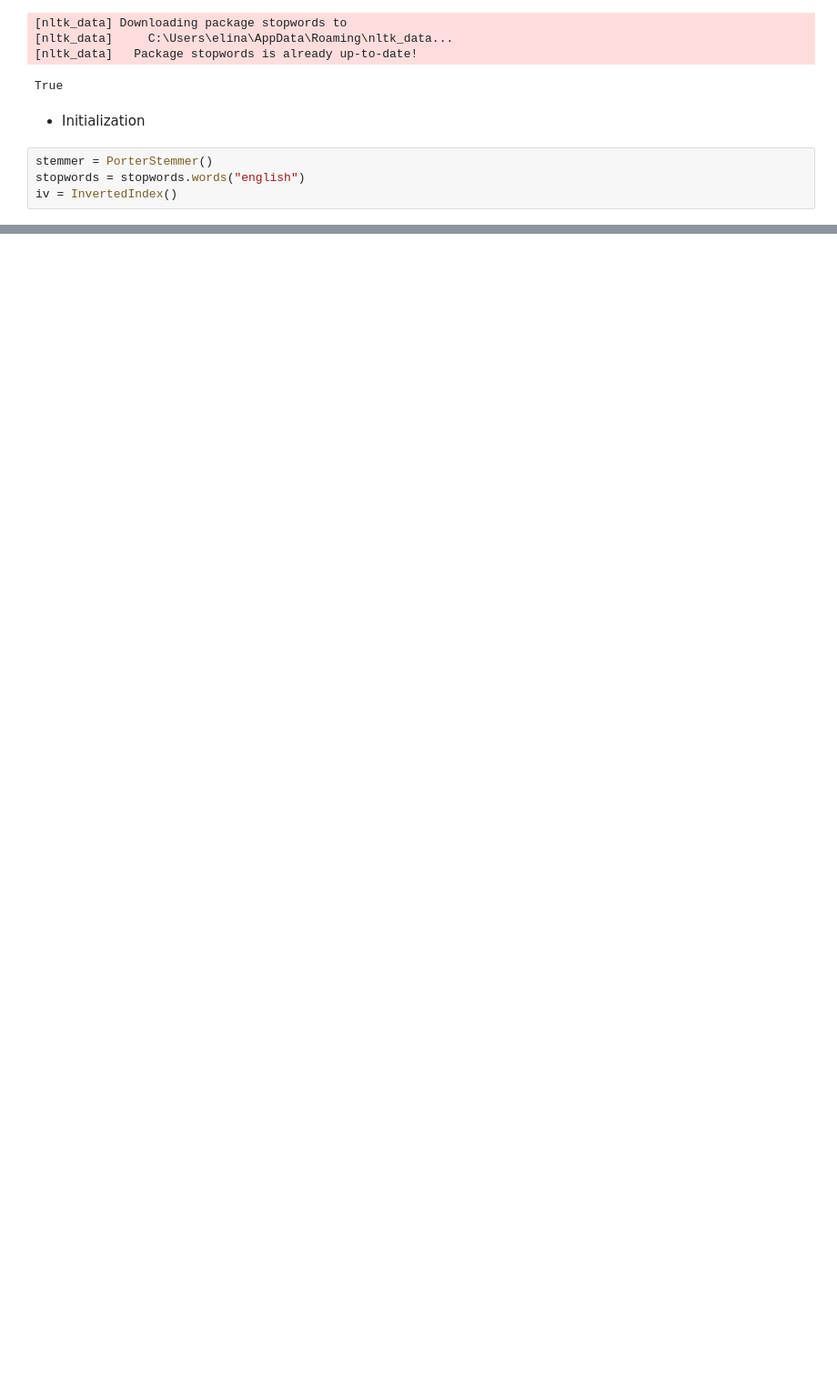
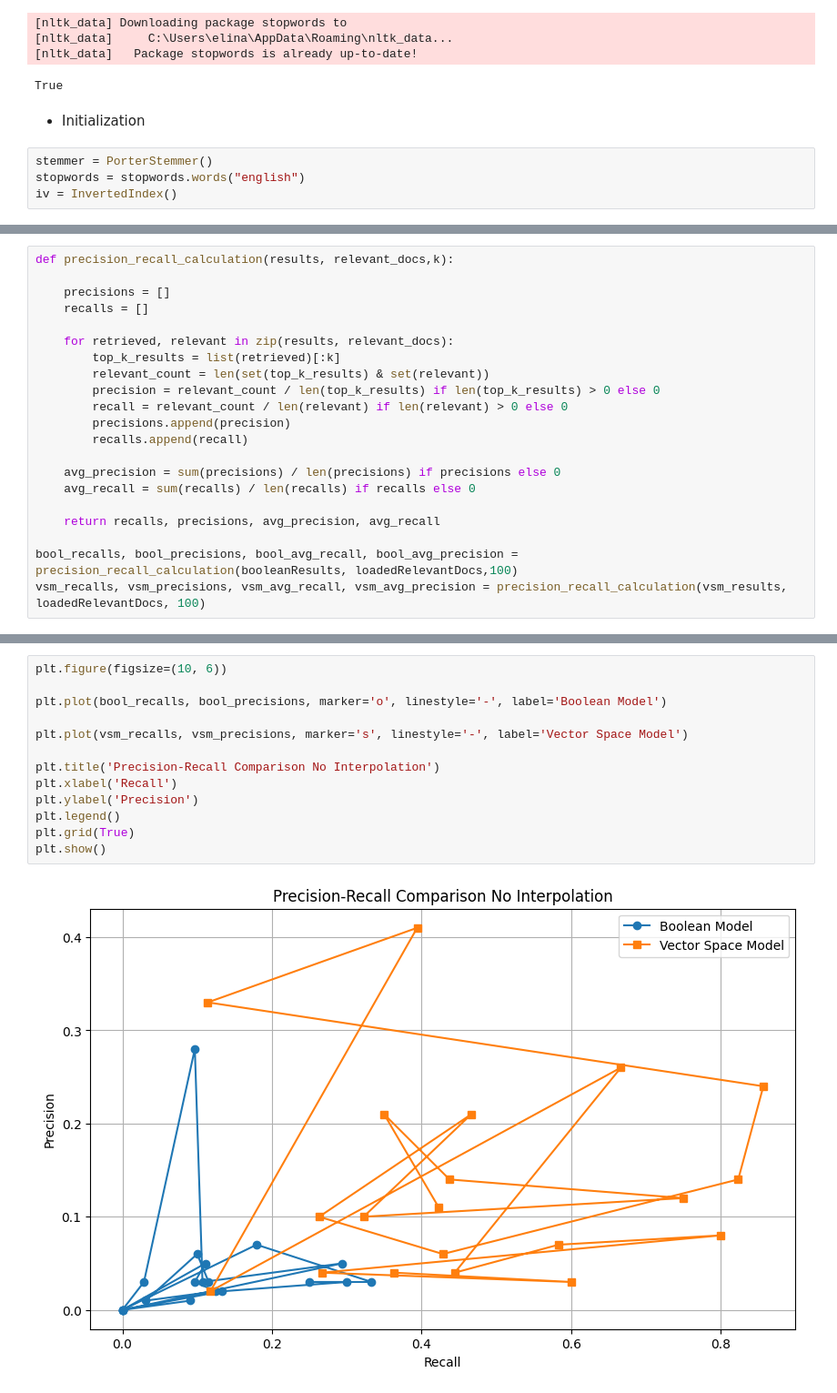
Before and after one commit to dimitramalatara99/dataRetrieval, a Jupyter notebook: main.ipynb, the cells around one changed output, grey strips where cells are left out. Shown at 91% size. Saved outputs shown, nothing was run; the diff lists cells and outputs as text; blank space fills up the shorter version.

```diff
--- a/main.ipynb
+++ b/main.ipynb
@@ -41,0 +157,21 @@ vs_inv_index:  {'pseudomona': {'DF': 79, 'TF': {'00001': 5, '00006': 1, '00007':
+# %%
+def precision_recall_calculation(results, relevant_docs,k):
+
+    precisions = []
+    recalls = []
+
+    for retrieved, relevant in zip(results, relevant_docs):
+        top_k_results = list(retrieved)[:k]
+        relevant_count = len(set(top_k_results) & set(relevant))
+        precision = relevant_count / len(top_k_results) if len(top_k_results) > 0 else 0
+        recall = relevant_count / len(relevant) if len(relevant) > 0 else 0
+        precisions.append(precision)
+        recalls.append(recall)
+
+    avg_precision = sum(precisions) / len(precisions) if precisions else 0
+    avg_recall = sum(recalls) / len(recalls) if recalls else 0
+
+    return recalls, precisions, avg_precision, avg_recall
+
+bool_recalls, bool_precisions, bool_avg_recall, bool_avg_precision = precision_recall_calculation(booleanResults, loadedRelevantDocs,100)
+vsm_recalls, vsm_precisions, vsm_avg_recall, vsm_avg_precision = precision_recall_calculation(vsm_results, loadedRelevantDocs, 100)
@@ -41,0 +180,15 @@ vs_inv_index:  {'pseudomona': {'DF': 79, 'TF': {'00001': 5, '00006': 1, '00007':
+# %%
+plt.figure(figsize=(10, 6))
+
+plt.plot(bool_recalls, bool_precisions, marker='o', linestyle='-', label='Boolean Model')
+
+plt.plot(vsm_recalls, vsm_precisions, marker='s', linestyle='-', label='Vector Space Model')
+
+plt.title('Precision-Recall Comparison No Interpolation')
+plt.xlabel('Recall')
+plt.ylabel('Precision')
+plt.legend()
+plt.grid(True)
+plt.show()
+# %% [output]
+[figure, added]
```
Also changed, not shown: parts of 14 cells of this notebook, 3 other files.
